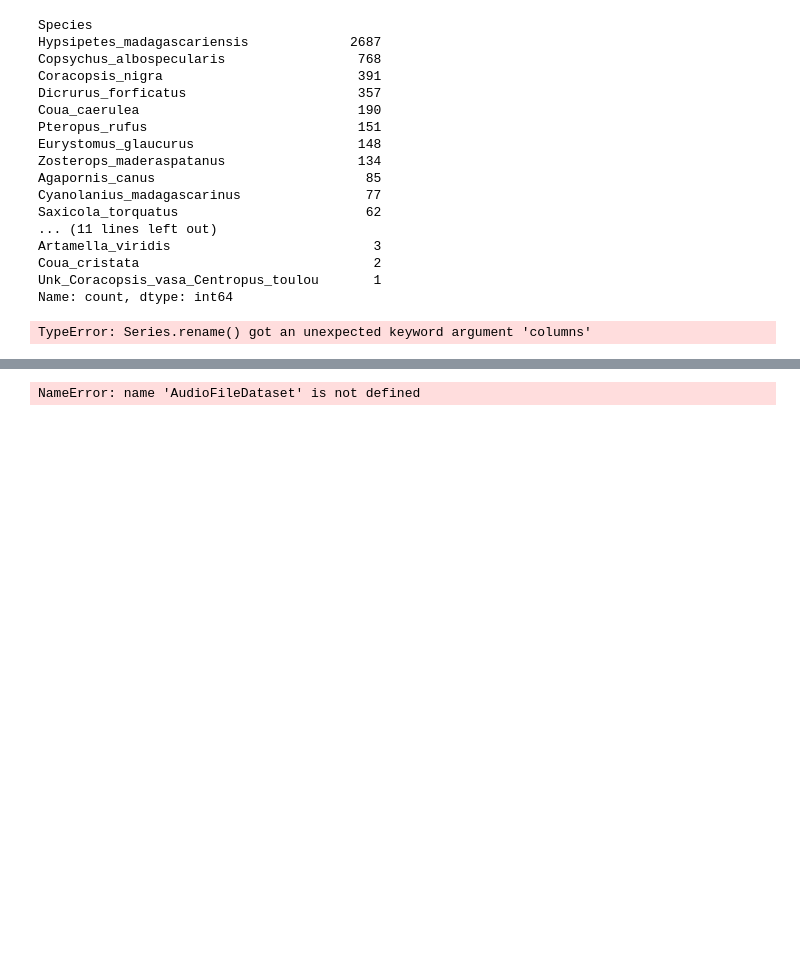
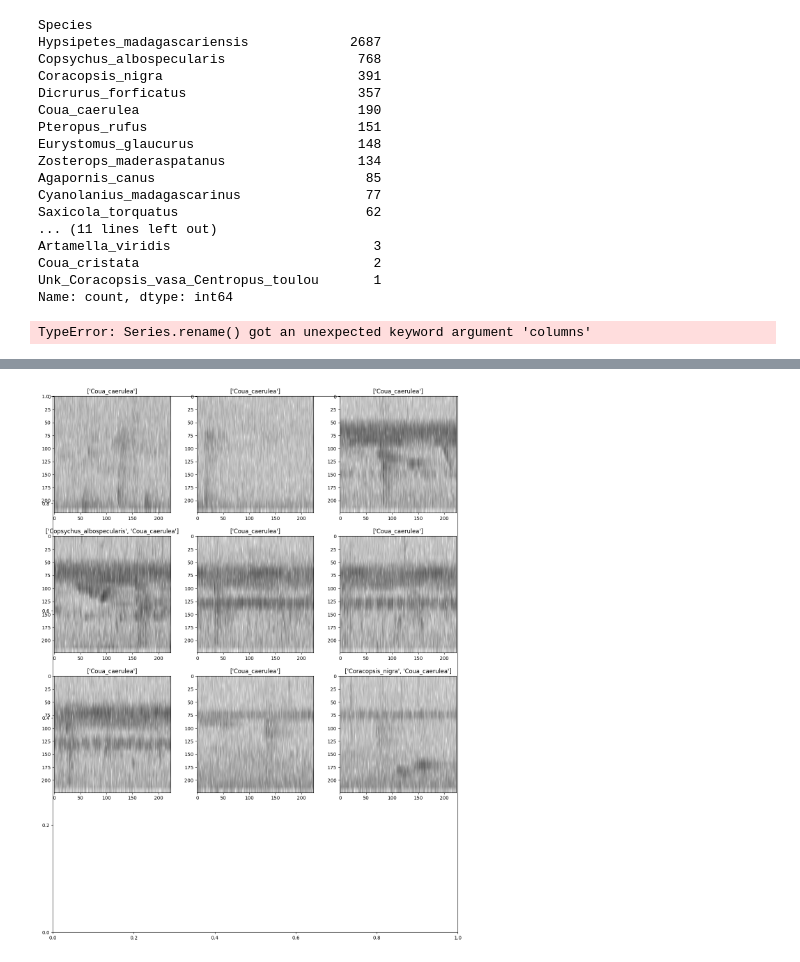
Before and after one commit to smholmes3/rewilding_madagascar, a Jupyter notebook: CNN_model_default.ipynb, the cells around one changed output, grey strips where cells are left out. Cells and saved outputs as stored; diff of their text form; code cells hidden in the pictures; blank space fills up the shorter version.

Commit message:
Visualizing the results of my first CNN to see how we can improve the model architecture. Also signed up for and initialized wandb.

```diff
--- a/CNN_model_default.ipynb
+++ b/CNN_model_default.ipynb
@@ -398,0 +450,2 @@ avgprec_sp_instances.head()
+# %%
+samples = val_labels[val_labels['Coua_caerulea']]
@@ -399,12 +454,14 @@ avgprec_sp_instances.head()
 # %%
 from opensoundscape.preprocess.utils import show_tensor_grid
+from opensoundscape import AudioFileDataset
+'''pre = SpectrogramPreprocessor(sample_duration=2.0)'''
+dataset = AudioFileDataset(samples,model.preprocessor)
+dataset.bypass_augmentations = True
 
-'''pre = SpectrogramPreprocessor(sample_duration=2.0)'''
-dataset = AudioFileDataset(val_labels,model.preprocessor)
 
 tensors = [dataset[i].data for i in range(9)]
 sample_labels = [list(dataset[i].labels[dataset[i].labels>0].index) for i in range(9)]
 
 _ = show_tensor_grid(tensors,3,labels=sample_labels)
 # %% [output]
-NameError: name 'AudioFileDataset' is not defined
+[figure, added]
```
Also changed, not shown: parts of 6 cells of this notebook.
